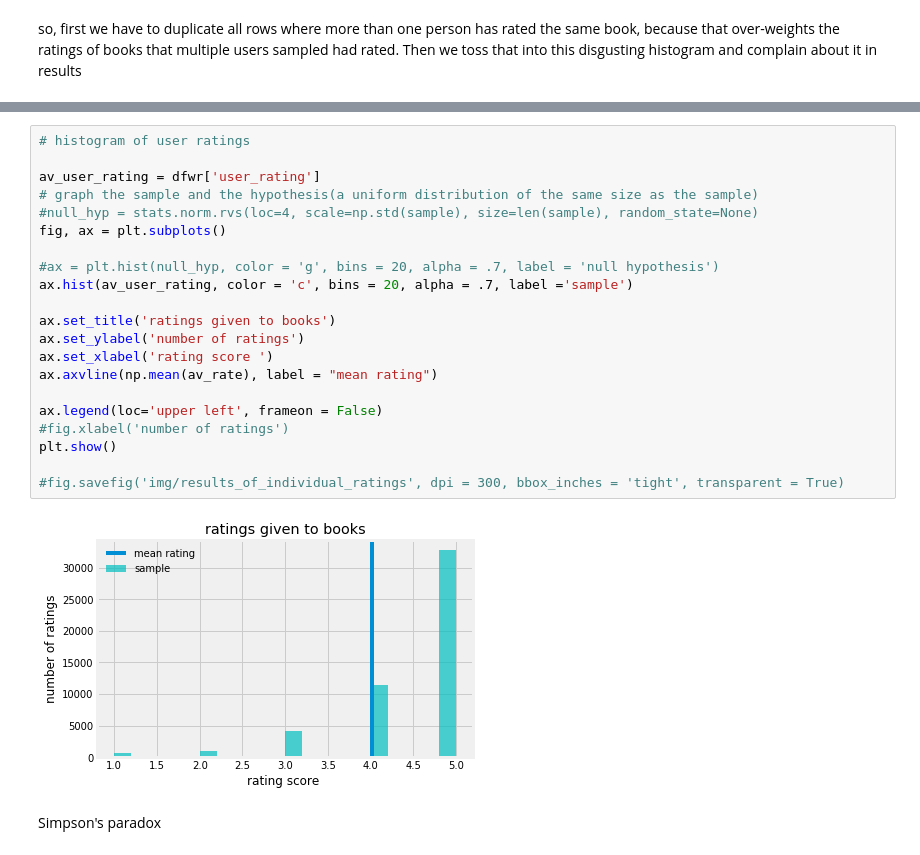
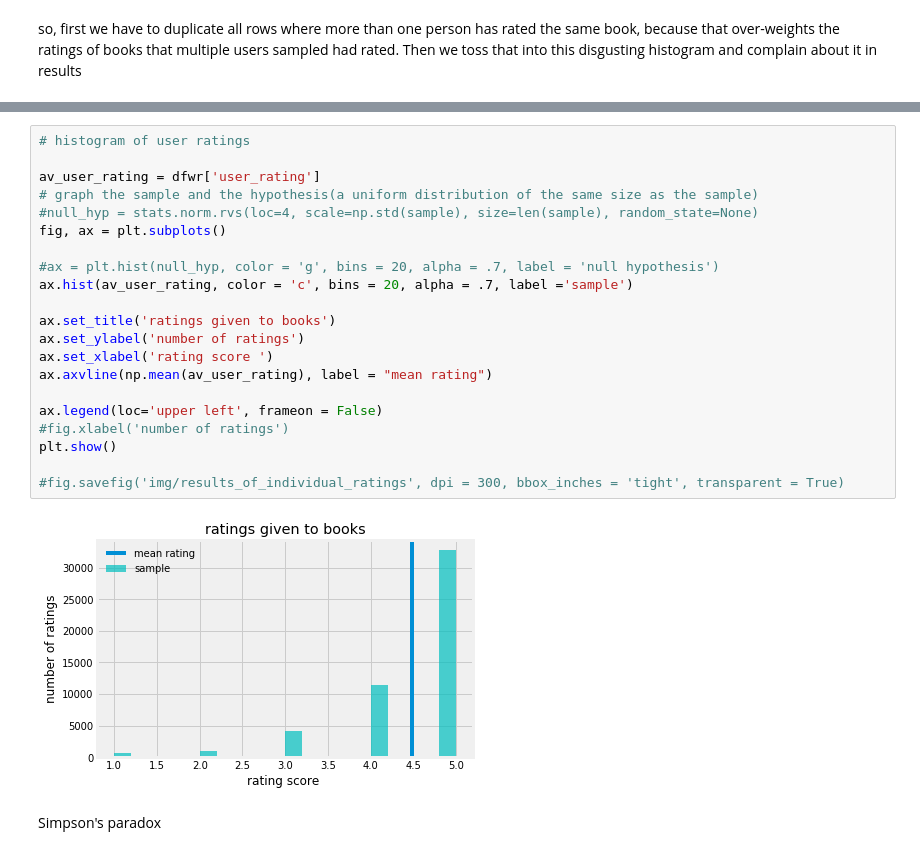
Before and after one commit to RnScully/Books, a Jupyter notebook: Data Munging.ipynb, the cells around one changed output, grey strips where cells are left out. Cells and saved outputs as stored; diff of their text form.

```diff
--- a/Data Munging.ipynb
+++ b/Data Munging.ipynb
@@ -156,26 +160,26 @@ plt.show()
 # %%
 # histogram of user ratings
 
 av_user_rating = dfwr['user_rating']
 # graph the sample and the hypothesis(a uniform distribution of the same size as the sample)
 #null_hyp = stats.norm.rvs(loc=4, scale=np.std(sample), size=len(sample), random_state=None)
 fig, ax = plt.subplots()
 
 #ax = plt.hist(null_hyp, color = 'g', bins = 20, alpha = .7, label = 'null hypothesis')
 ax.hist(av_user_rating, color = 'c', bins = 20, alpha = .7, label ='sample')
 
 ax.set_title('ratings given to books')
 ax.set_ylabel('number of ratings')
 ax.set_xlabel('rating score ')
-ax.axvline(np.mean(av_rate), label = "mean rating")
+ax.axvline(np.mean(av_user_rating), label = "mean rating")
 
 ax.legend(loc='upper left', frameon = False)
 #fig.xlabel('number of ratings')
 plt.show()
 
 #fig.savefig('img/results_of_individual_ratings', dpi = 300, bbox_inches = 'tight', transparent = True)
 # %% [output]
-[figure, old version]
+[figure, new version]
 # %% [markdown]
 Simpson's paradox
 # %%
```
Also changed, not shown: parts of 4 cells of this notebook, 2 other files.
